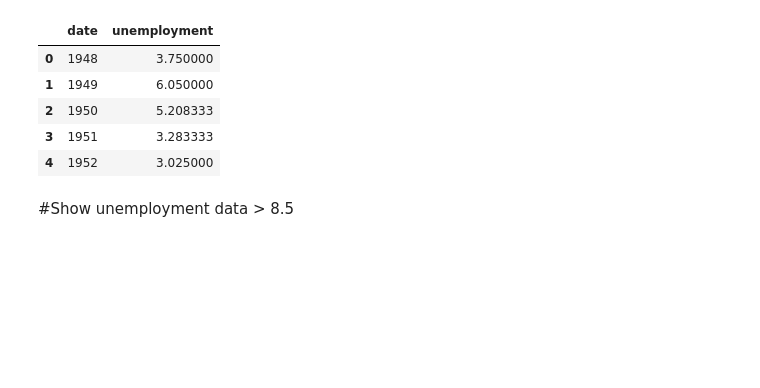
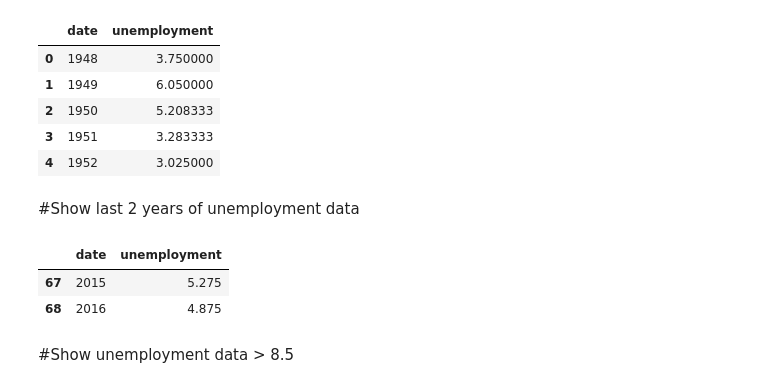
Before and after one commit to ktd2001/Data-Analysis, a Jupyter notebook: Economic_Data.ipynb, the cells around one changed output. Saved outputs shown, nothing was run; the diff lists cells and outputs as text; code cells hidden in the pictures; blank space fills up the shorter version.

```diff
--- a/Economic_Data.ipynb
+++ b/Economic_Data.ipynb
@@ -57,6 +65,14 @@ df_unemp.head()
 | 2 | 1950 | 5.208333 |
 | 3 | 1951 | 3.283333 |
 | 4 | 1952 | 3.025000 |
+# %% [markdown]
+#Show last 2 years of unemployment data
+# %%
+df_unemp.tail(2)
+# %% [output]
+|  | date | unemployment |
+| 67 | 2015 | 5.275 |
+| 68 | 2016 | 4.875 |
 # %% [markdown]
 #Show unemployment data > 8.5
 # %%
```
Also changed, not shown: parts of 4 cells of this notebook.
